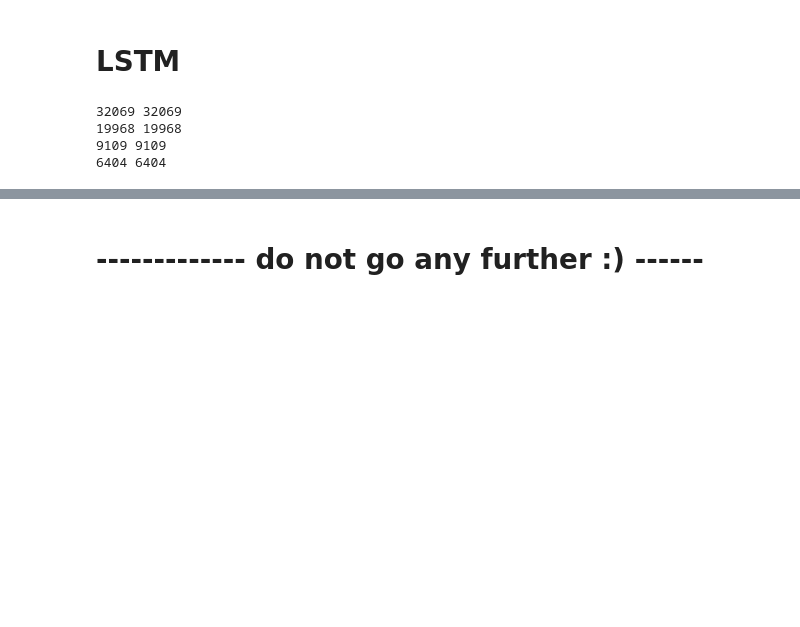
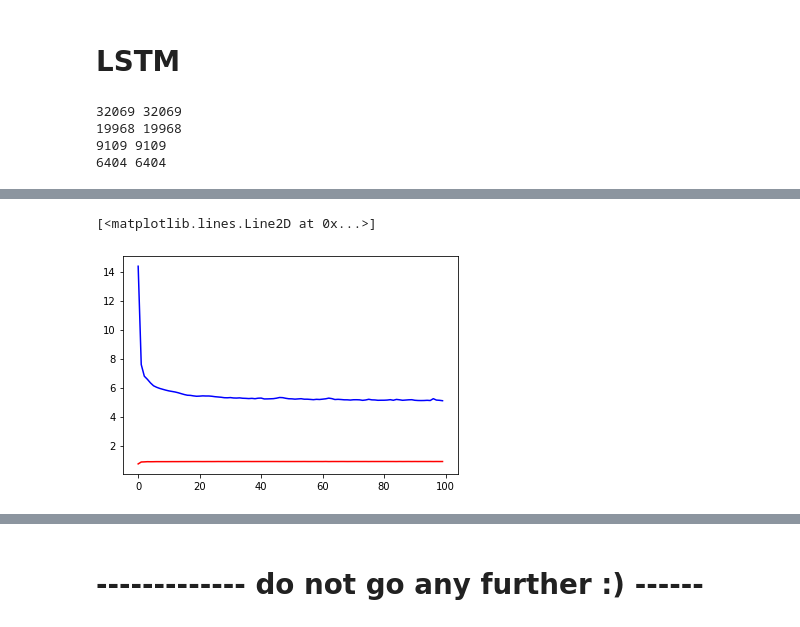
Before and after one commit to karthikaS03/ChatterHub, a Jupyter notebook: file_analysis/RF_LSTM_reduced_classes.ipynb, the cells around one changed output, grey strips where cells are left out. Cells and saved outputs as stored; diff of their text form; code cells hidden in the pictures; blank space fills up the shorter version.

```diff
--- a/file_analysis/RF_LSTM_reduced_classes.ipynb
+++ b/file_analysis/RF_LSTM_reduced_classes.ipynb
@@ -325,0 +346,13 @@ def is_clean_service( inp, return_clean= True  ):
+# %%
+train_indexes_to_change =  [ i for i in range(len(y_train)) if
+              is_clean( y_train[i],to_keep=services_to_keep, return_clean=False) ]
+
+y_train = [ ['unknown'] if i in train_indexes_to_change else y_train[i]
+           for i in range(len(y_train)) ]
+
+for t_index in range(len(y_test)):
+    test_indexes_to_change =  [ i for i in range(len(y_test[t_index])) if
+                  is_clean( y_test[t_index][i],to_keep=services_to_keep, return_clean=False) ]
+
+    y_test[t_index] = [ ['unknown'] if i in test_indexes_to_change else y_test[t_index][i]
+               for i in range(len(y_test[t_index])) ]
@@ -326,5 +361,7 @@ def is_clean_service( inp, return_clean= True  ):
+# %%
+classes = services_to_keep
 # %%
-toKeep = [ i for i in range(len(y_train)) if is_clean_event( y_train[i]) ] if Mapper=='SE' else [ i for i in range(len(y_train)) if is_clean_service( y_train[i]) ]
-x_train= [ x_train[i] for i in toKeep ]
-y_train= [ y_train[i] for i in toKeep ]
+# toKeep = [ i for i in range(len(y_train)) if is_clean_event( y_train[i]) ] if Mapper=='SE' else [ i for i in range(len(y_train)) if is_clean_service( y_train[i]) ]
+# x_train= [ x_train[i] for i in toKeep ]
+# y_train= [ y_train[i] for i in toKeep ]
 # %%
@@ -342,17 +379,13 @@ for j in range(len(x_test)):
 # classes.remove('read_attr_-_raw')
 # classes.remove('on/off')
 # classes.remove('raw')
-classes.remove('unknown')
+# classes.remove('unknown')
 
 # classes.remove('lock')
 # # classes.remove('lock')
 
 
 # classes.remove('switch-on')
-
-
-
-service_classes= ["","",""]
 # %% [markdown]
 ## ===== end of unknown packet control=====
 # %%
@@ -1125,0 +1221,6 @@ Epoch 100/100
+# %%
+plt.plot(hist2.history['f1_perClass'], c='red')
+plt.plot(hist2.history['loss'], c='blue')
+# %% [output]
+[<matplotlib.lines.Line2D at 0x...>]
+[figure, added]
```
Also changed, not shown: parts of 23 cells of this notebook.
